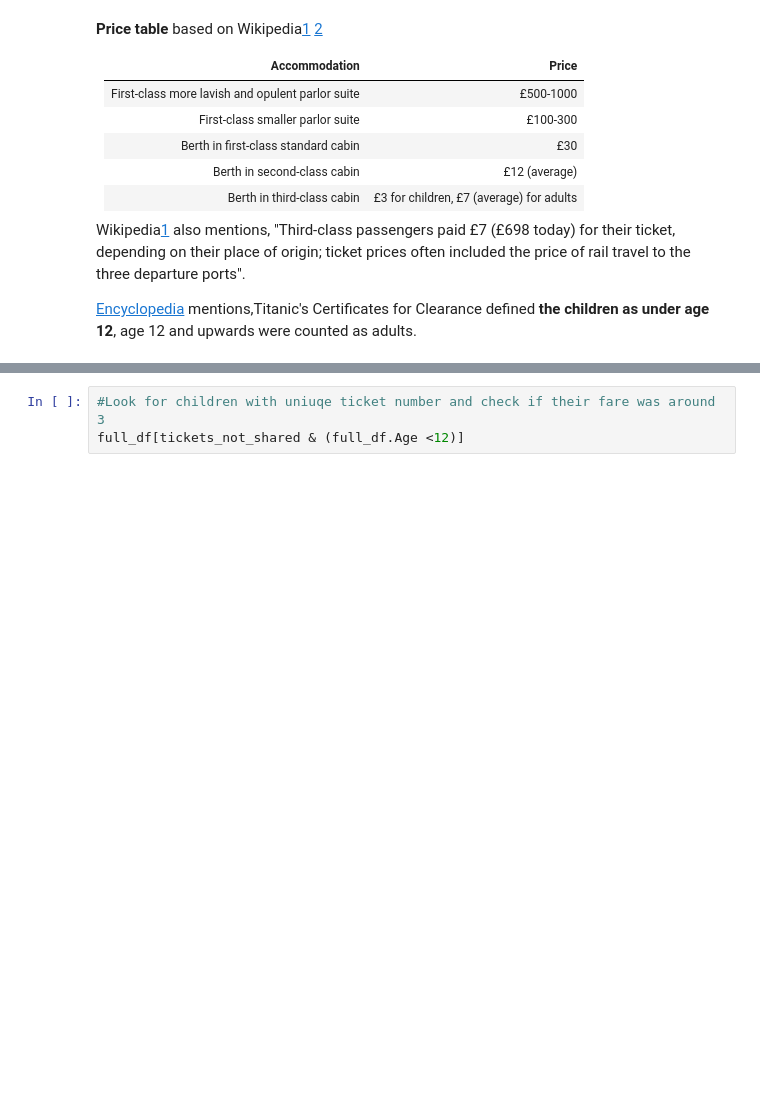
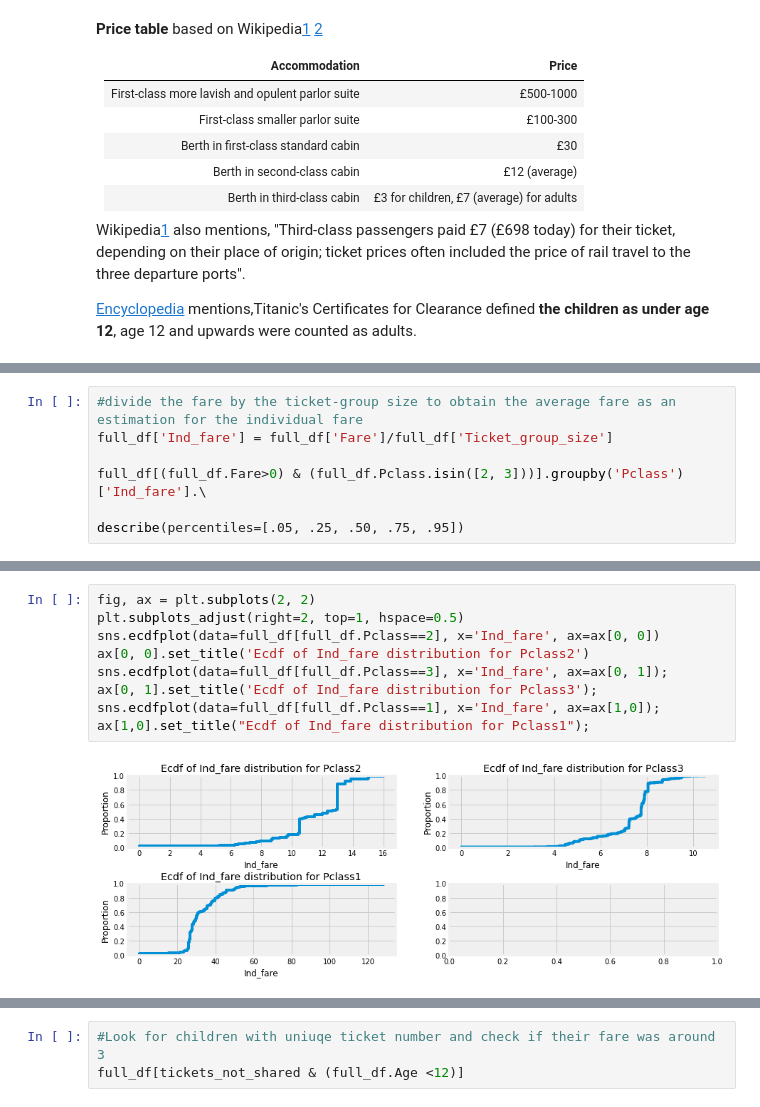
Before and after one commit to Brendalish/titanic, a Jupyter notebook: Make 'Fare' crystal clear (clarify fare sharing, zero fare and more).ipynb, the cells around one changed output, grey strips where cells are left out. Drawn from its saved outputs; the diff is of its cells as text; blank space fills up the shorter version.

```diff
--- a/Make 'Fare' crystal clear (clarify fare sharing, zero fare and more).ipynb
+++ b/Make 'Fare' crystal clear (clarify fare sharing, zero fare and more).ipynb
@@ -296,0 +302,6 @@ Wikipedia[1](https://en.wikipedia.org/wiki/Passengers_of_the_Titanic) also menti
+# %%
+#divide the fare by the ticket-group size to obtain the average fare as an estimation for the individual fare
+full_df['Ind_fare'] = full_df['Fare']/full_df['Ticket_group_size']
+
+full_df[(full_df.Fare>0) & (full_df.Pclass.isin([2, 3]))].groupby('Pclass')['Ind_fare'].\
+                                                                    describe(percentiles=[.05, .25, .50, .75, .95])
@@ -296,0 +327,11 @@ Wikipedia[1](https://en.wikipedia.org/wiki/Passengers_of_the_Titanic) also menti
+# %%
+fig, ax = plt.subplots(2, 2)
+plt.subplots_adjust(right=2, top=1, hspace=0.5)
+sns.ecdfplot(data=full_df[full_df.Pclass==2], x='Ind_fare', ax=ax[0, 0])
+ax[0, 0].set_title('Ecdf of Ind_fare distribution for Pclass2')
+sns.ecdfplot(data=full_df[full_df.Pclass==3], x='Ind_fare', ax=ax[0, 1]);
+ax[0, 1].set_title('Ecdf of Ind_fare distribution for Pclass3');
+sns.ecdfplot(data=full_df[full_df.Pclass==1], x='Ind_fare', ax=ax[1,0]);
+ax[1,0].set_title("Ecdf of Ind_fare distribution for Pclass1");
+# %% [output]
+[figure, added]
```
Also changed, not shown: parts of 52 cells of this notebook.
